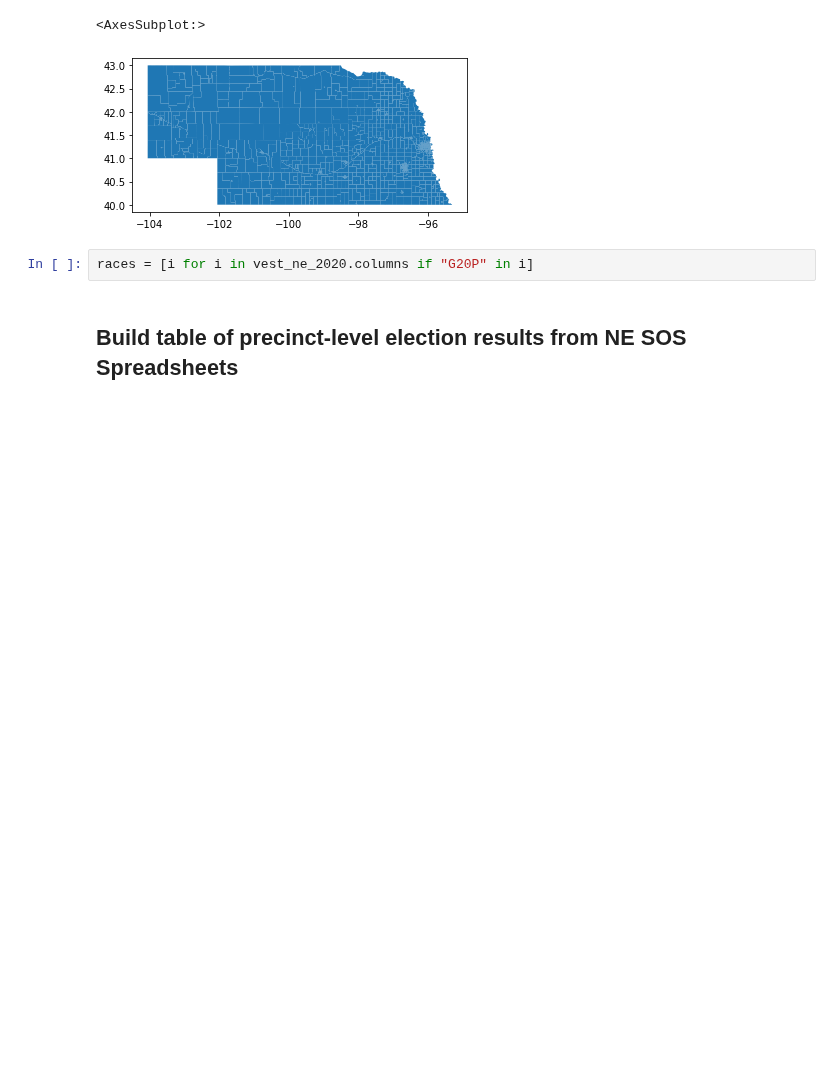
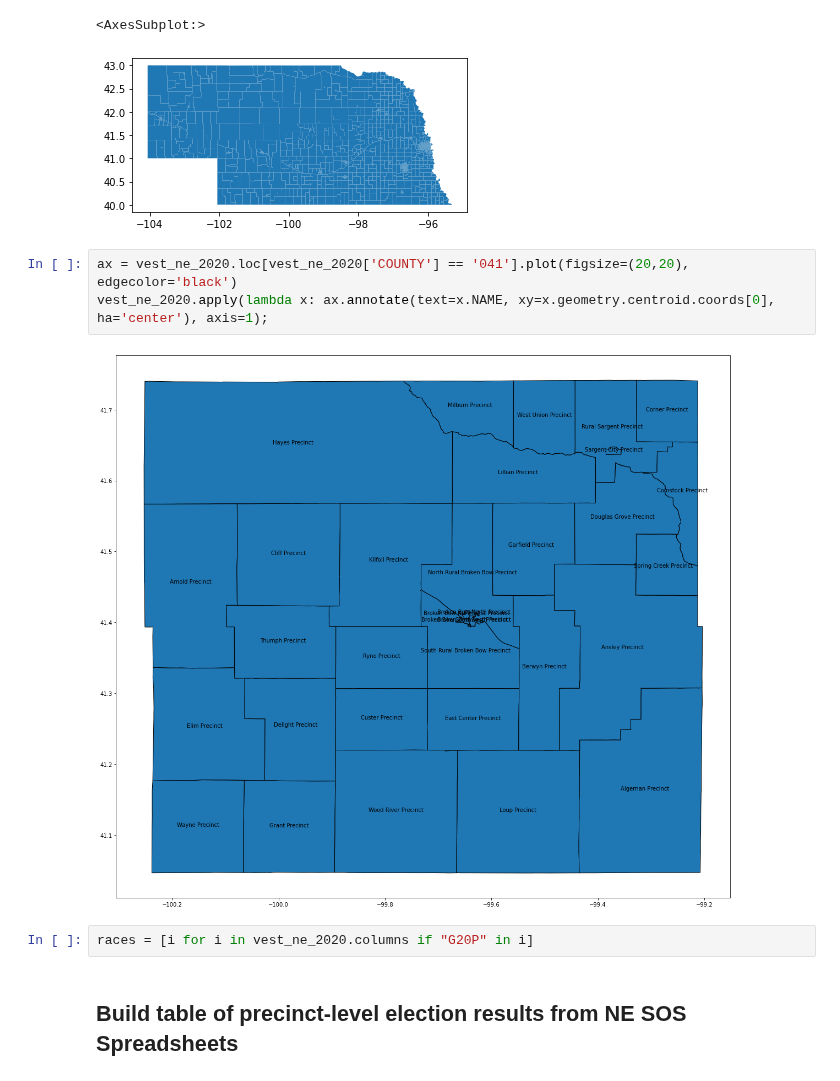
Before and after one commit to nonpartisan-redistricting-datahub/pdv-ne, a Jupyter notebook: vest-ne-2020/vest-ne-2020-validation.ipynb, the cells around one changed output. Saved outputs shown, nothing was run; the diff lists cells and outputs as text; blank space fills up the shorter version.

```diff
--- a/vest-ne-2020/vest-ne-2020-validation.ipynb
+++ b/vest-ne-2020/vest-ne-2020-validation.ipynb
@@ -66,6 +69,11 @@ vest_ne_2020.plot()
 # %% [output]
 <AxesSubplot:>
 [figure]
+# %%
+ax = vest_ne_2020.loc[vest_ne_2020['COUNTY'] == '041'].plot(figsize=(20,20), edgecolor='black')
+vest_ne_2020.apply(lambda x: ax.annotate(text=x.NAME, xy=x.geometry.centroid.coords[0], ha='center'), axis=1);
+# %% [output]
+[figure, added]
 # %%
 races = [i for i in vest_ne_2020.columns if "G20P" in i]
 # %% [markdown]
```
Also changed, not shown: parts of 28 cells of this notebook.
